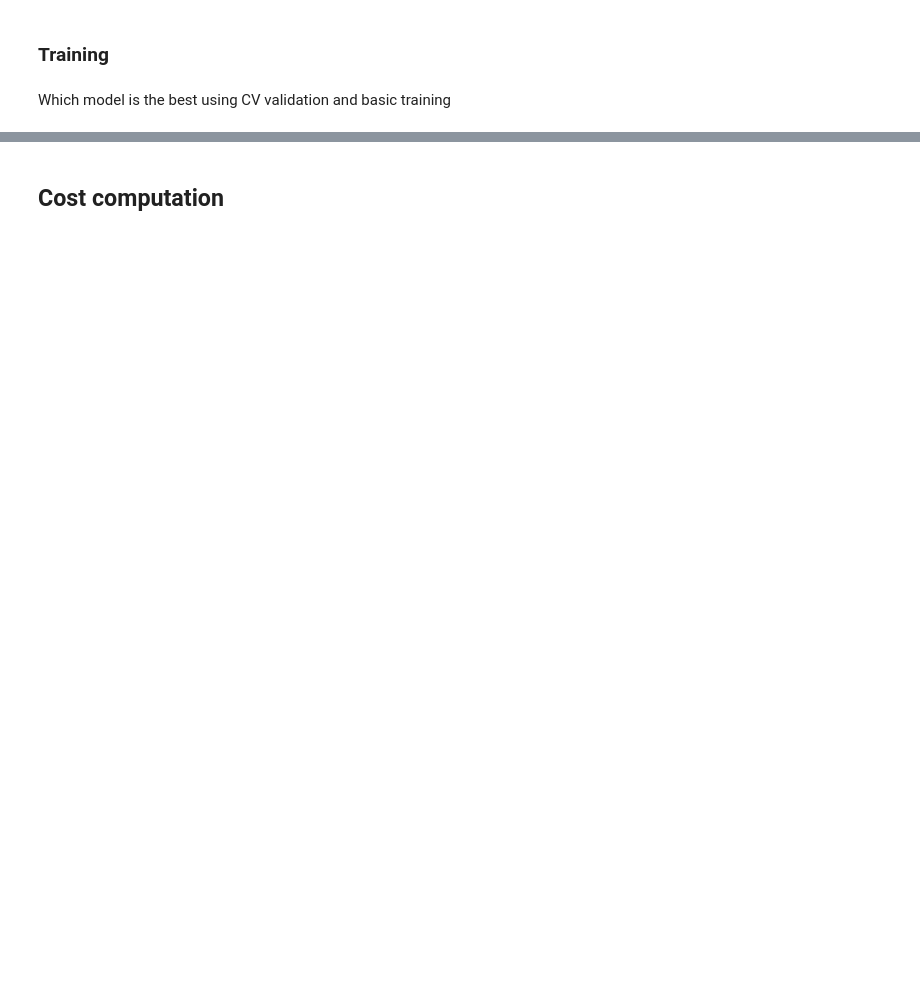
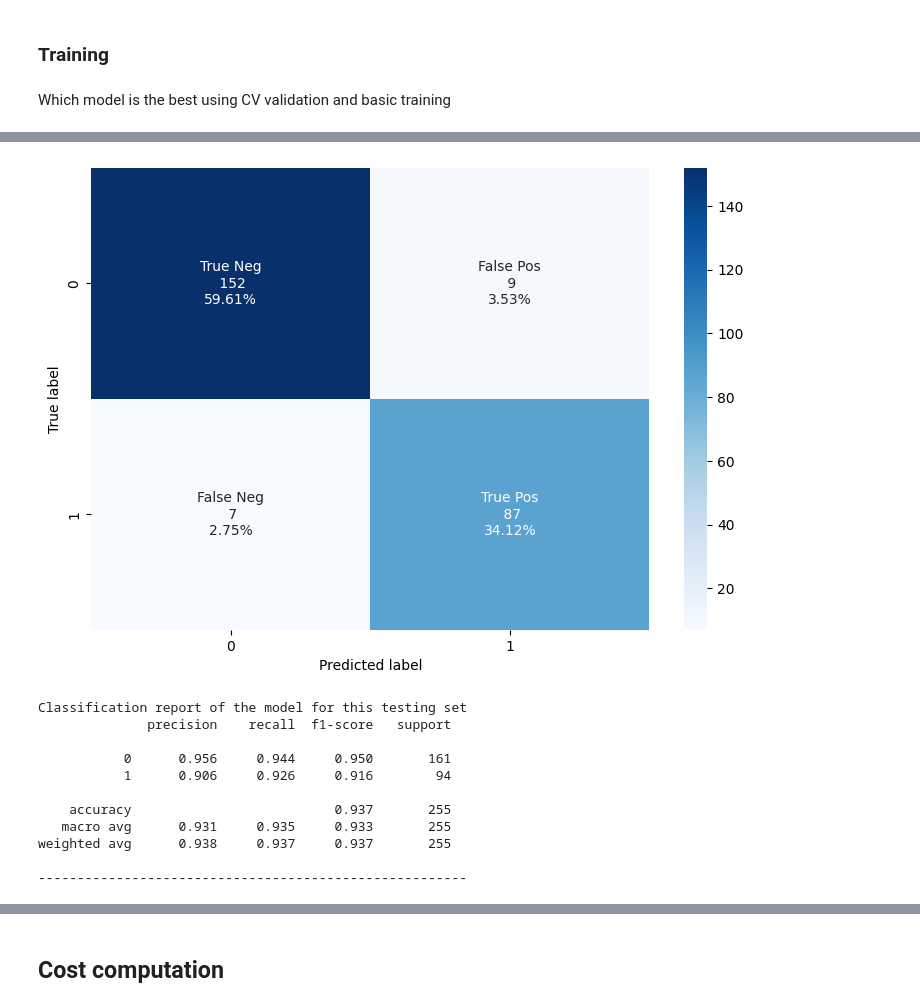
Before and after one commit to LoanSarazin/exercise_auction, a Jupyter notebook: investigation.ipynb, the cells around one changed output, grey strips where cells are left out. Cells and saved outputs as stored; diff of their text form; code cells hidden in the pictures; blank space fills up the shorter version.

```diff
--- a/investigation.ipynb
+++ b/investigation.ipynb
@@ -292 +273,22 @@ weighted avg      0.914     0.914     0.914       255
+# %%
+from sklearn.neural_network import MLPClassifier
+
+mlp_clf = MLPClassifier(early_stopping=True)\
+    .fit(X_train_transform, y_train)
+
+y_pred = mlp_clf.predict_proba(X_test_transform)
+plot_scores(y_test, np.array([0 if x < 0.5 else 1 for x in y_pred[:, 1]]))
+# %% [output]
+[figure, added]
+Classification report of the model for this testing set
+              precision    recall  f1-score   support
+
+           0      0.956     0.944     0.950       161
+           1      0.906     0.926     0.916        94
+
+    accuracy                          0.937       255
+   macro avg      0.931     0.935     0.933       255
+weighted avg      0.938     0.937     0.937       255
+
+-------------------------------------------------------
 # %%
```
Also changed, not shown: parts of 29 cells of this notebook.
